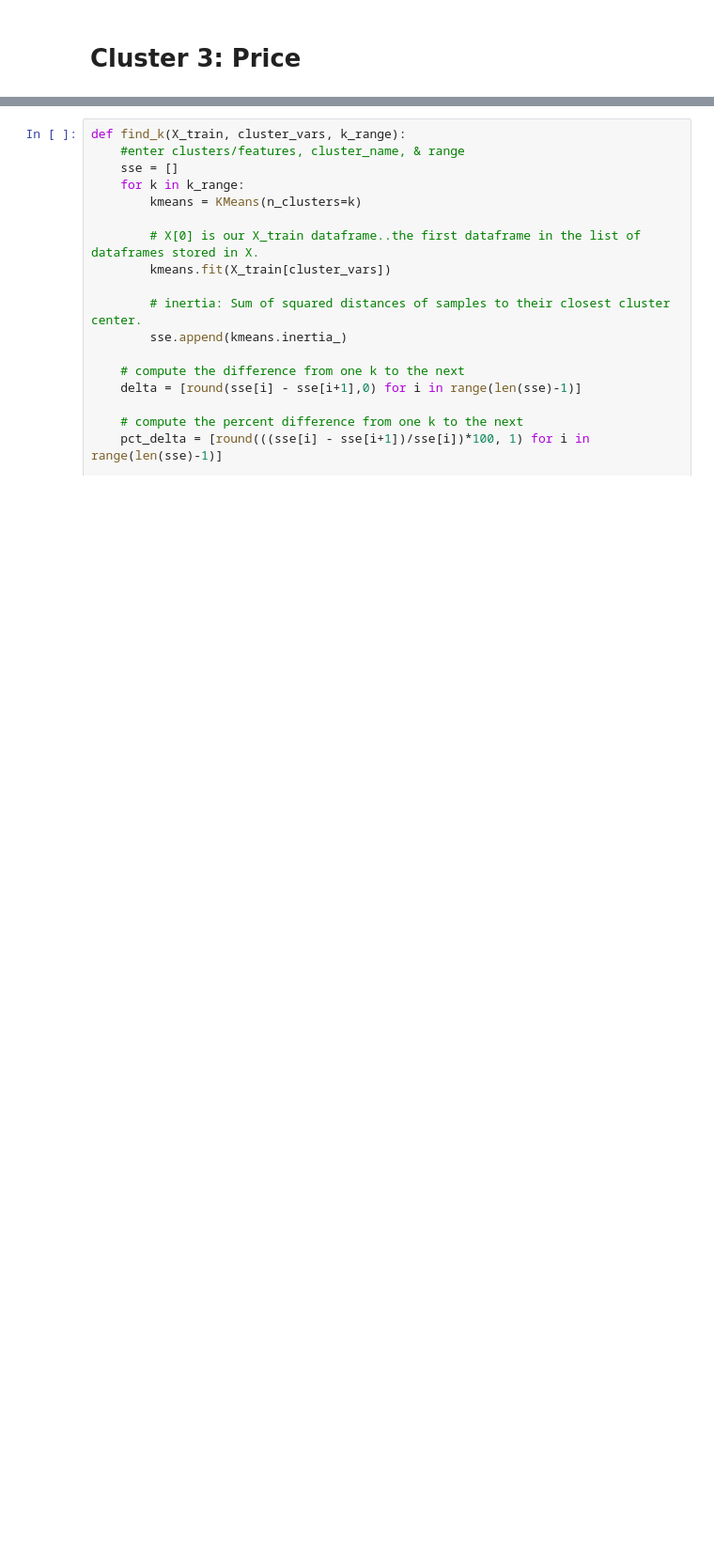
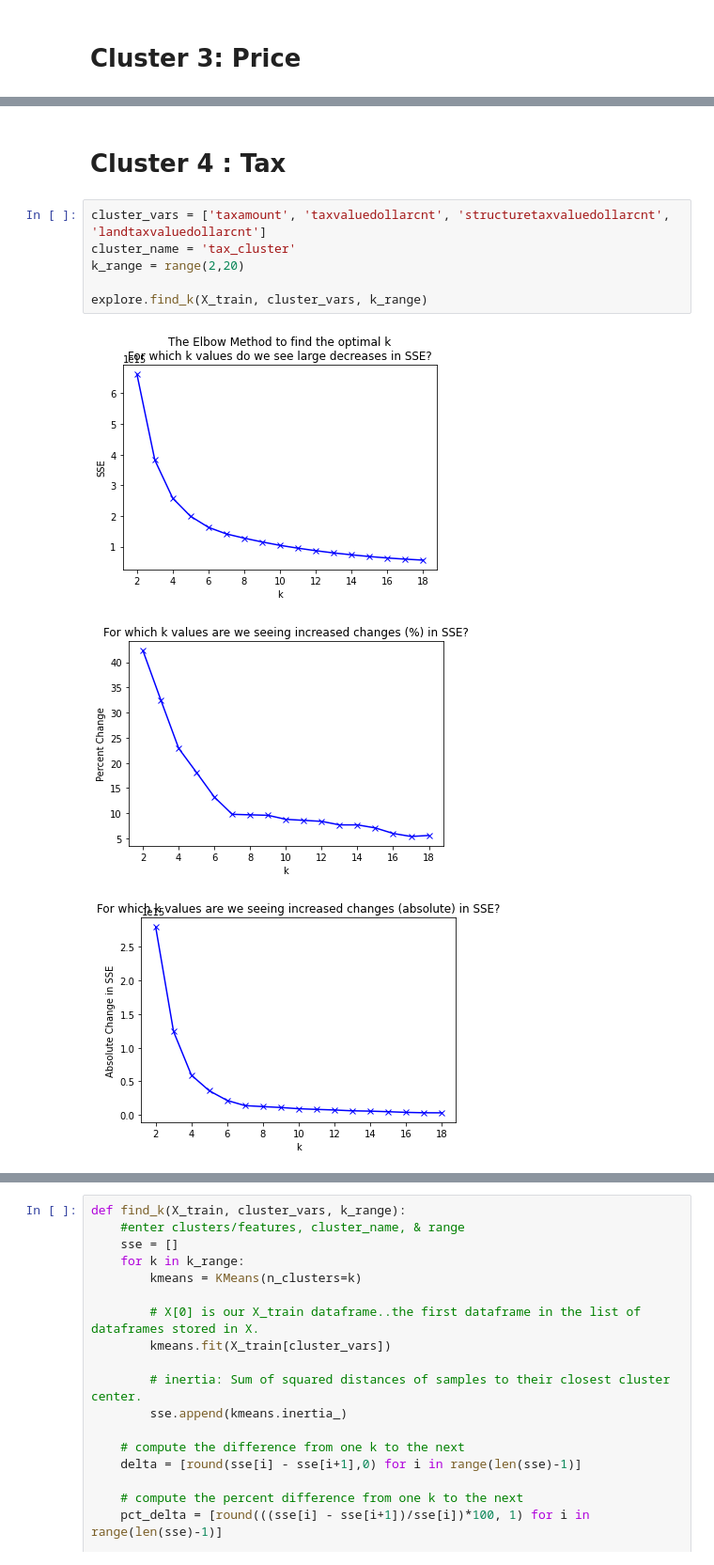
Before and after one commit to Zillow-Project-JG-DN/clustering-project-jgdn, a Jupyter notebook: DN_explore.ipynb, the cells around one changed output, grey strips where cells are left out. Shown at 94% size. Drawn from its saved outputs; the diff is of its cells as text; blank space fills up the shorter version.

```diff
--- a/DN_explore.ipynb
+++ b/DN_explore.ipynb
@@ -81,0 +199,12 @@ sns.relplot(data=X_train, x='longitude', y='latitude', hue='logerror_bins', col=
+# %% [markdown]
+# Cluster 4 : Tax
+# %%
+cluster_vars = ['taxamount', 'taxvaluedollarcnt', 'structuretaxvaluedollarcnt', 'landtaxvaluedollarcnt']
+cluster_name = 'tax_cluster'
+k_range = range(2,20)
+
+explore.find_k(X_train, cluster_vars, k_range)
+# %% [output]
+[figure, added]
+[figure, added]
+[figure, added]
```
Also changed, not shown: parts of 29 cells of this notebook, 4 other files.
